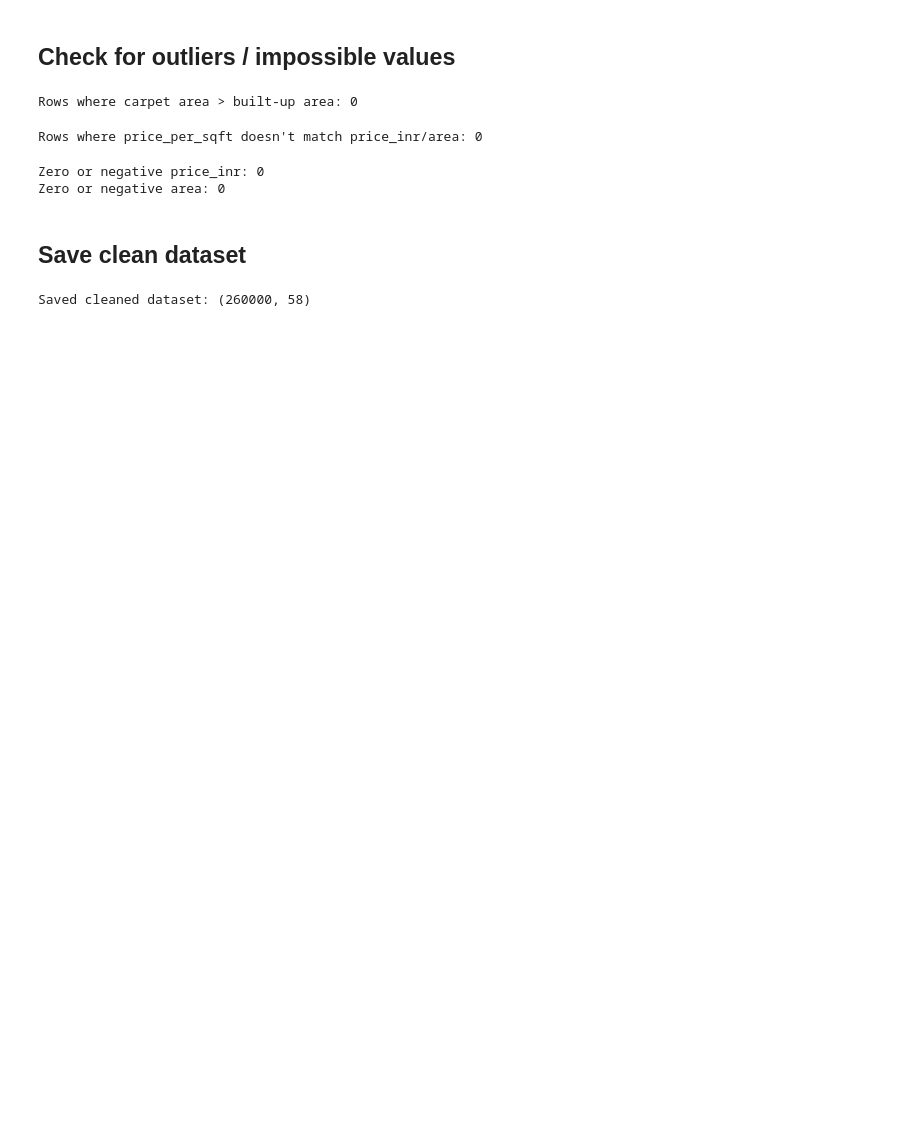
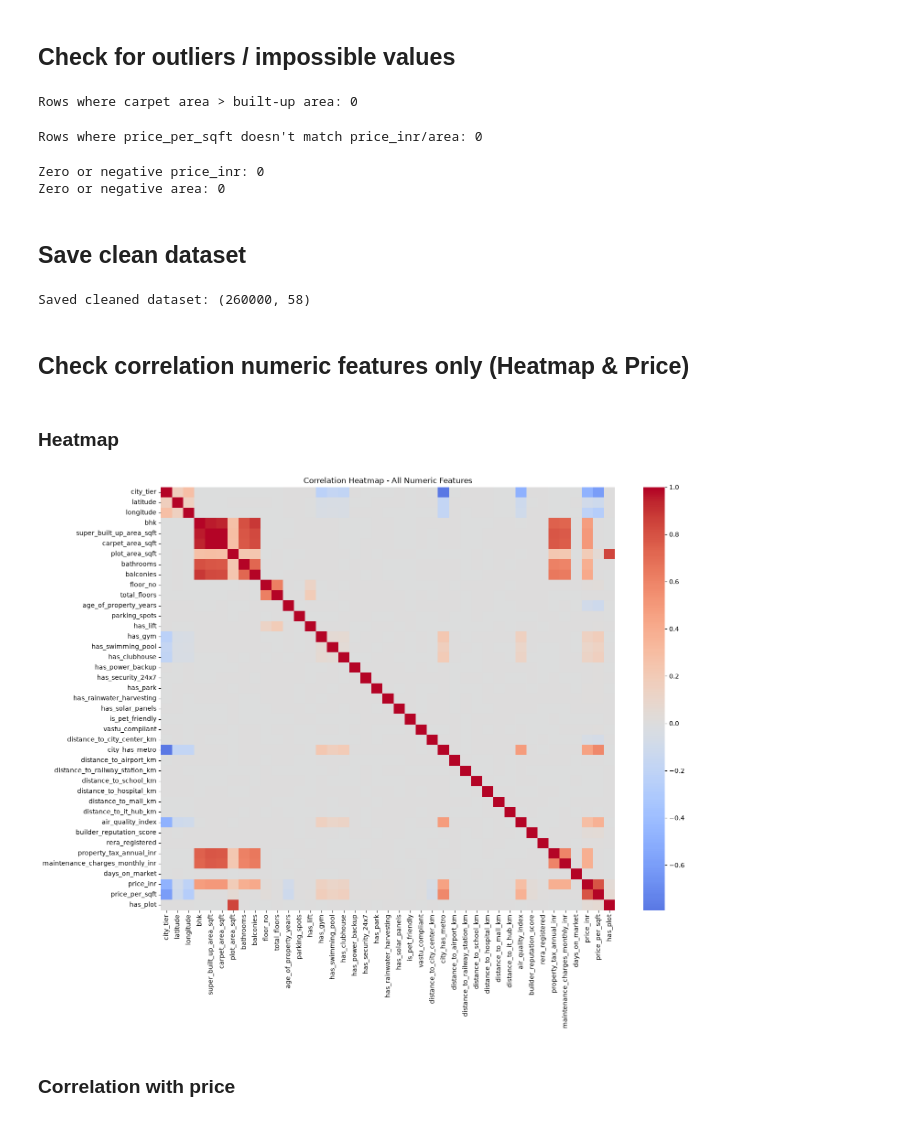
Before and after one commit to Suman-Acharyya/India_house_price_prediction, a Jupyter notebook: notebooks/01_eda.ipynb, the cells around one changed output. Saved outputs shown, nothing was run; the diff lists cells and outputs as text; code cells hidden in the pictures; blank space fills up the shorter version.

Commit message:
Complete deep EDA: correlation heatmap, skewness, outliers, categorical analysis, amenity score, state/city patterns

```diff
--- a/notebooks/01_eda.ipynb
+++ b/notebooks/01_eda.ipynb
@@ -165,3 +166,19 @@ df.to_csv("../data/processed/india_house_prices_cleaned.csv", index=False)
 print("Saved cleaned dataset:", df.shape)
 # %% [output]
 Saved cleaned dataset: (260000, 58)
+# %% [markdown]
+## Check correlation numeric features only (Heatmap & Price)
+# %% [markdown]
+### Heatmap
+# %%
+numeric_df = df.select_dtypes(include=['int64', 'float64']).drop(columns=['distance_to_metro_km'])
+# dropped distance_to_metro_km here since it has placeholder -1 values that would distort this heatmap
+
+plt.figure(figsize=(16, 12))
+sns.heatmap(numeric_df.corr(), cmap='coolwarm', center=0, annot=False)
+plt.title('Correlation Heatmap - All Numeric Features')
+plt.show()
+# %% [output]
+[figure, added]
+# %% [markdown]
+### Correlation with price
```
Also changed, not shown: parts of 17 cells of this notebook.
